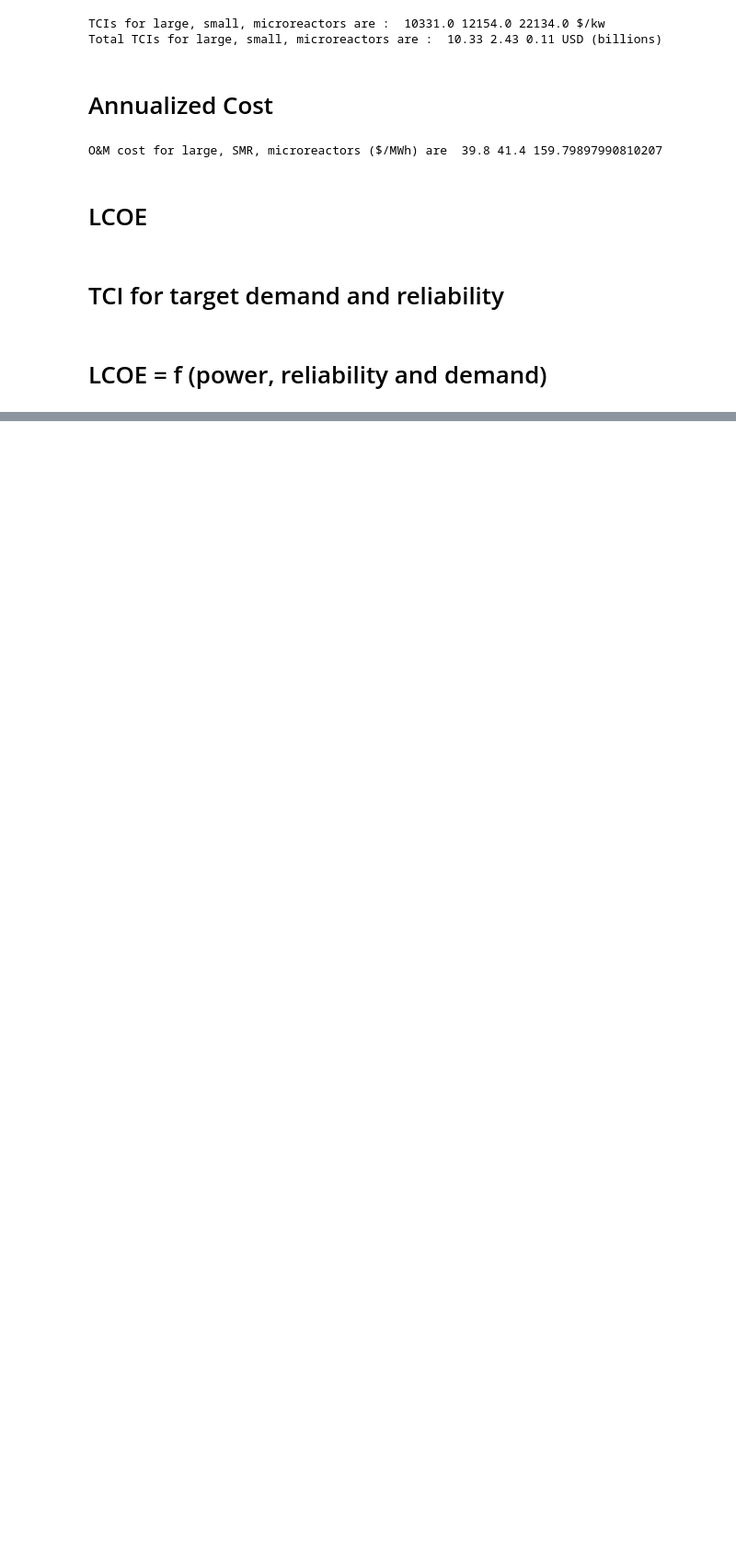
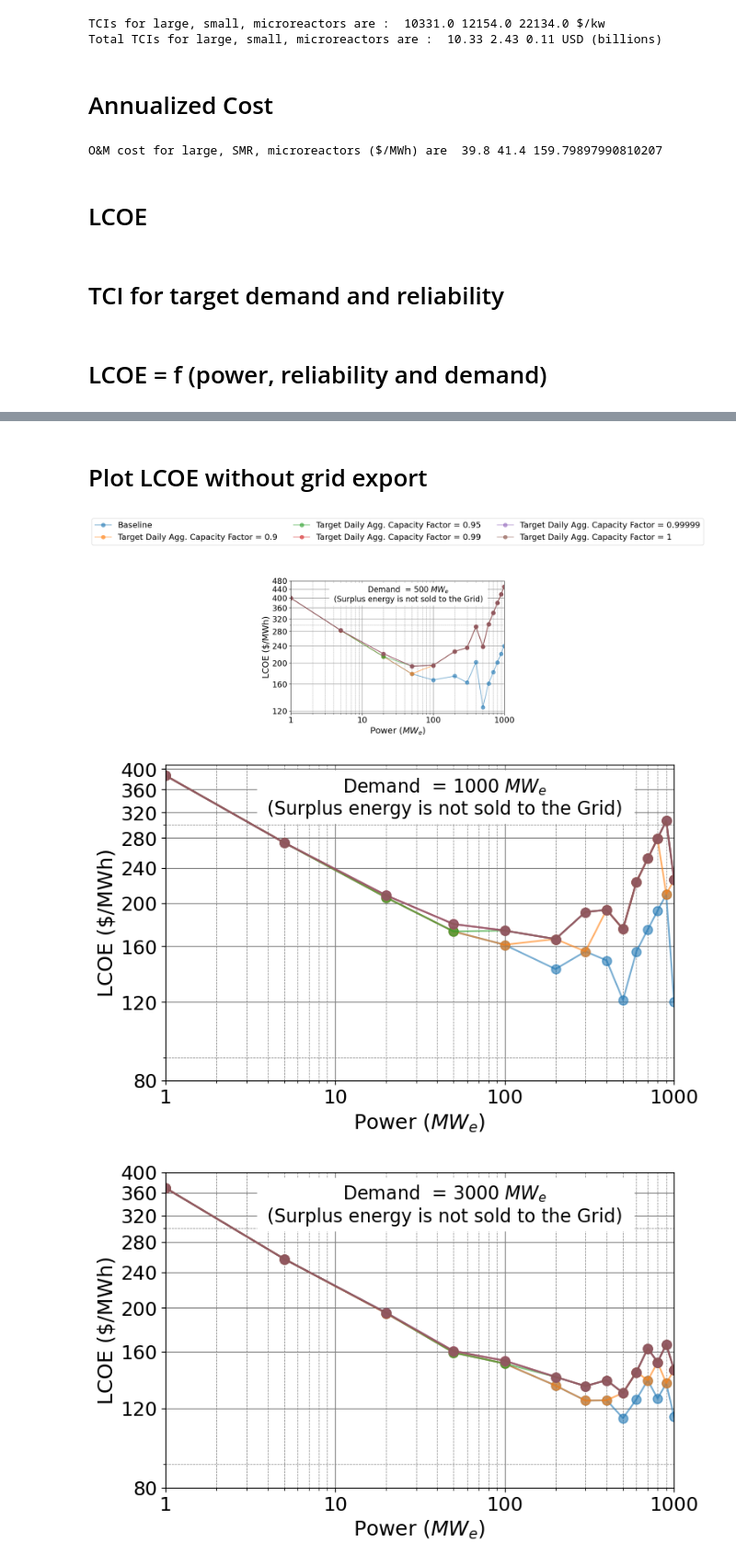
Before and after one commit to BotrosHanna-INL/nuc_DataCenters, a Jupyter notebook: LCOE.ipynb, the cells around one changed output, grey strips where cells are left out. Shown at 92% size. Cells and saved outputs as stored; diff of their text form; code cells hidden in the pictures; blank space fills up the shorter version.

Commit message:
LCOE with electricity

```diff
--- a/LCOE.ipynb
+++ b/LCOE.ipynb
@@ -358,7 +358,7 @@ overall_capacity_factor_criteria = 0 # has no effect
 
 
 
-for tot_demand in [500]: #,  1000, 3000, 6000] :
+for tot_demand in [500,  1000, 3000, 6000] :
 
     demand_tot_lcoe_no_sell_list = []
     demand_tot_lcoe_sell_list = []
@@ -414,0 +433,54 @@ for tot_demand in [500]: #,  1000, 3000, 6000] :
+# %% [markdown]
+# Plot LCOE without grid export
+# %%
+tot_demand_list = [500,  1000, 3000, 6000]
+tot_lcoe_no_sell_lists = [demand_tot_lcoe_no_sell_list_500,  demand_tot_lcoe_no_sell_list_1000,\
+    demand_tot_lcoe_no_sell_list_3000, demand_tot_lcoe_no_sell_list_6000]
+
+for i in range(len(tot_demand_list )):
+    fig = plt.figure(figsize=(8, 5))
+    plt.title( f"Demand  = {tot_demand_list[i]} $MW_e$ \n (Surplus energy is not sold to the Grid) ",  fontsize=16,  x=0.55, y=0.82, backgroundcolor='white')
+    lcoe_no_sell_list = tot_lcoe_no_sell_lists[i]
+    for k in range(len(min_capacity_factor_criteria_list)) :
+        lcoe_no_sell_k = lcoe_no_sell_list[k]
+        if min_capacity_factor_criteria_list[k] == "Baseline":
+            plt.plot(power_list ,lcoe_no_sell_k  , '-o' , markersize = 8,  alpha=0.6 ,label = "Baseline")
+        else:
+            plt.plot(power_list , lcoe_no_sell_k , '-o' , markersize = 8,  alpha=0.6 ,label = f"Target Daily Agg. Capacity Factor = { min_capacity_factor_criteria_list[k]}")
+
+        plt.yscale('log')
+        plt.xscale('log')
+    if tot_demand_list[i] == 500:
+        plt.legend(bbox_to_anchor=(0.5, 1.5), loc='upper center', fontsize=17 , ncol=3)
+
+    plt.grid(which='major', color='grey', linewidth=0.8)
+    plt.grid(which='minor', color='grey', linestyle='dashed', linewidth=0.5)
+    plt.minorticks_on()
+
+    plt.gca().yaxis.set_major_formatter(mpl.ticker.ScalarFormatter())
+    plt.gca().yaxis.set_minor_formatter(mpl.ticker.ScalarFormatter())
+
+    plt.gca().xaxis.set_major_formatter(mpl.ticker.ScalarFormatter())
+    plt.gca().xaxis.set_minor_formatter(mpl.ticker.ScalarFormatter())
+
+    # setting the ticks
+    ticks_min = 40 * np.floor(min(np.concatenate(lcoe_no_sell_list))/40)
+    ticks_max = 40 * np.ceil(max(np.concatenate(lcoe_no_sell_list))/40)
+
+    ticks_list = np.linspace(ticks_min , ticks_max , 1 +  int((ticks_max - ticks_min)/40)  )    # plt.yticks( ticks_list)
+    plt.yticks( ticks_list)
+    plt.gca().yaxis.set_minor_formatter(mpl.ticker.NullFormatter())
+    plt.gca().xaxis.set_minor_formatter(mpl.ticker.NullFormatter())
+
+
+    plt.xlabel('Power ($MW_e$)', fontsize=18)
+    plt.ylabel('LCOE ($/MWh)', fontsize=18)
+    plt.xlim( 1, 1000)
+    plt.yticks(fontsize=17)
+    plt.xticks(fontsize=17)
+    plt.savefig(f'LCOE_{tot_demand}.png', bbox_inches='tight')
+    plt.show()
+# %% [output]
+[figure, added]
+[figure, added]
+[figure, added]
```
Also changed, not shown: parts of 4 cells of this notebook, 2 other files.
